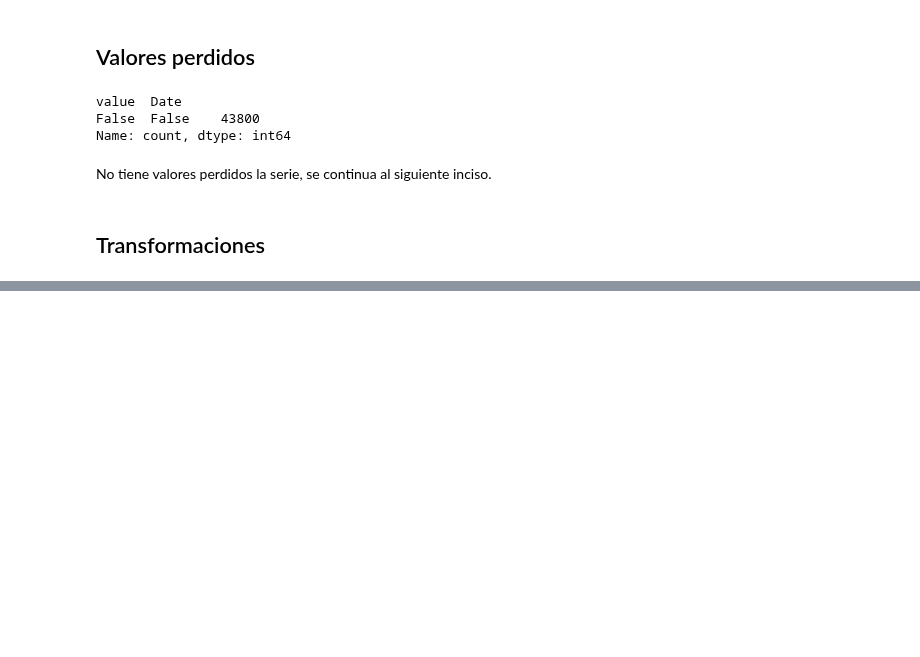
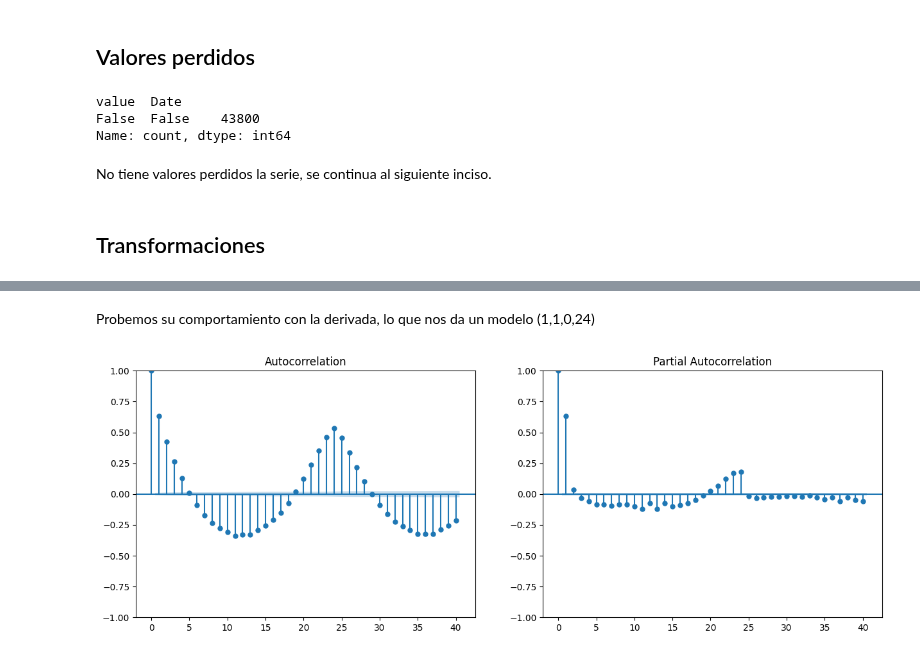
Before and after one commit to morenoarmando17-debug/Diplomado, a Jupyter notebook: Módulo 4 - Forecast.ipynb, the cells around one changed output, grey strips where cells are left out. Saved outputs shown, nothing was run; the diff lists cells and outputs as text; code cells hidden in the pictures; blank space fills up the shorter version.

```diff
--- a/Módulo 4 - Forecast.ipynb
+++ b/Módulo 4 - Forecast.ipynb
@@ -118,0 +109,10 @@ Top frecuencias dominantes (serie original centrada):
+# %% [markdown]
+Probemos su comportamiento con la derivada, lo que nos da un modelo (1,1,0,24)
+# %%
+serie_diff = df.diff().dropna()
+fig, ax = plt.subplots(1, 2, figsize=(15, 5))
+plot_acf(serie_diff['value'], lags=40, ax=ax[0])
+plot_pacf(serie_diff['value'], lags=40, ax=ax[1])
+plt.show()
+# %% [output]
+[figure, added]
```
Also changed, not shown: parts of 15 cells of this notebook, 3 other files.
